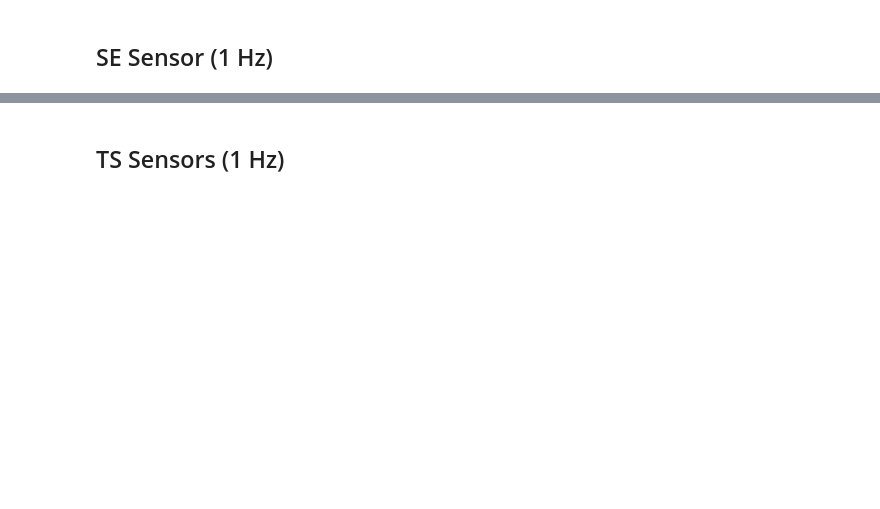
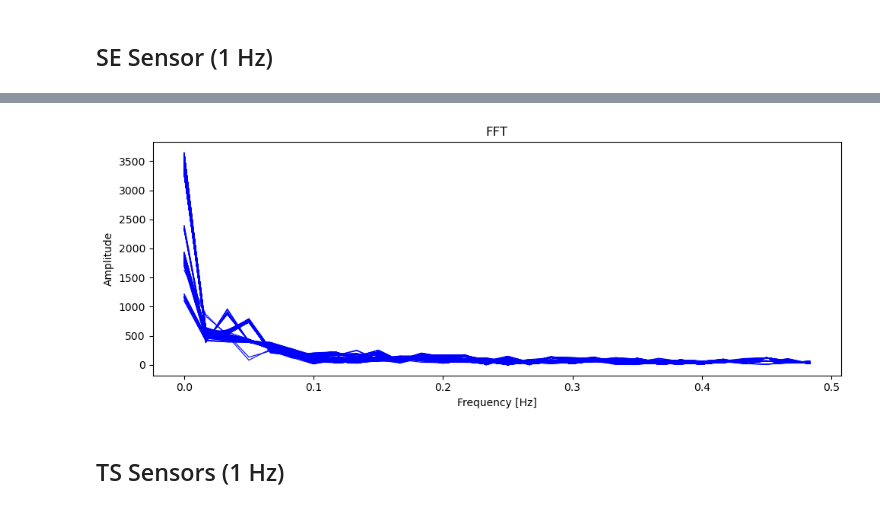
Before and after one commit to danielsaiger1/uni_projects, a Jupyter notebook: python_advanced/final_project/data_exploration.ipynb, the cells around one changed output, grey strips where cells are left out. Saved outputs shown, nothing was run; the diff lists cells and outputs as text; code cells hidden in the pictures; blank space fills up the shorter version.

```diff
--- a/python_advanced/final_project/data_exploration.ipynb
+++ b/python_advanced/final_project/data_exploration.ipynb
@@ -137,3 +143,7 @@ plt.show()
+# %%
+#Ausreiser entfernen
+remove_row = data['vs1'][np.any(data['vs1'].values > 2.0, axis=1)]
+data['vs1'] = data['vs1'].drop(remove_row.index)
 # %% [markdown]
 <h2>SE Sensor (1 Hz)</h2>
 # %%
@@ -153,3 +165,33 @@ plt.show()
+# %%
+import numpy as np
+import matplotlib.pyplot as plt
+
+# Angenommene Sampling-Rate (diese muss an deine tatsächlichen Daten angepasst werden)
+sampling_rate = 1  # Beispiel: 1 Hz Sampling-Rate, anpassen, falls notwendig
+
+# Erstelle das Plot für die FFTs aller Serien
+fig, ax = plt.subplots(figsize=(10, 4), dpi=100)
+
+# Berechne und plotte die FFT für jede Zeitreihe
+for i in range(data['se'].shape[0]):
+    time_series = data['se'].iloc[i].values
+    fft_values = np.fft.fft(time_series)
+    frequencies = np.fft.fftfreq(len(time_series), d=sampling_rate)
+
+    # Nur den positiven Frequenzbereich behalten
+    positive_frequencies = frequencies[:len(frequencies) // 2]
+    positive_fft_values = np.abs(fft_values[:len(fft_values) // 2])
+
+    ax.plot(positive_frequencies, positive_fft_values, color = 'blue', linewidth=0.8)
+
+# Einstellungen für das Plot
+ax.set_title('FFT', fontsize=12)
+ax.set_xlabel('Frequency [Hz]')
+ax.set_ylabel('Amplitude')
+plt.tight_layout()
+plt.show()
+# %% [output]
+[figure, added]
 # %% [markdown]
 <h2>TS Sensors (1 Hz)</h2>
 # %%
```
Also changed, not shown: parts of 11 cells of this notebook.
